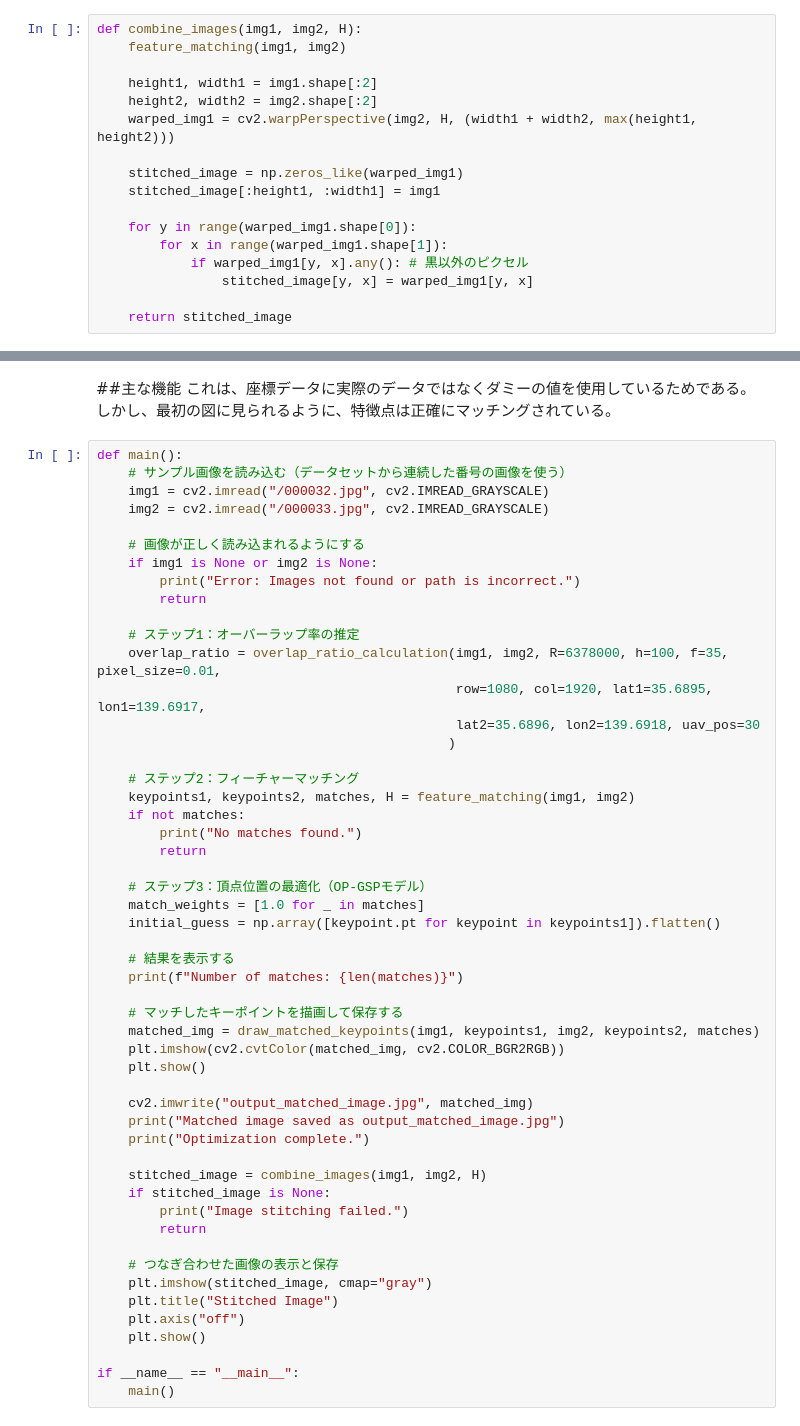
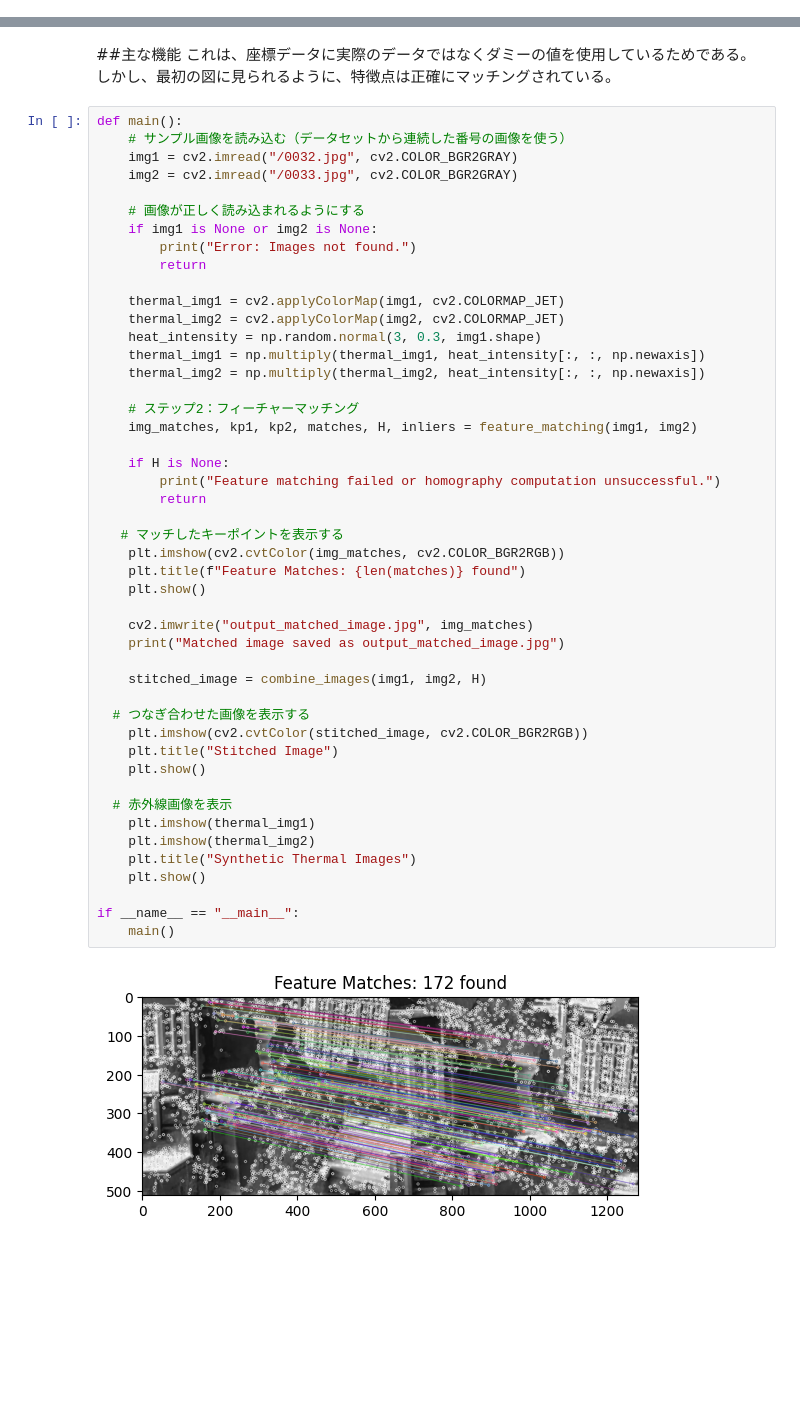
Before and after one commit to warenya/OP-GSP-Image-Stitching, a Jupyter notebook: TIRS.ipynb, the cells around one changed output, grey strips where cells are left out. Saved outputs shown, nothing was run; the diff lists cells and outputs as text; blank space fills up the shorter version.

```diff
--- a/TIRS.ipynb
+++ b/TIRS.ipynb
@@ -315,17 +244,0 @@ def draw_matched_keypoints(img1, keypoints1, img2, keypoints2, matches):
-# %%
-def combine_images(img1, img2, H):
-    feature_matching(img1, img2)
-
-    height1, width1 = img1.shape[:2]
-    height2, width2 = img2.shape[:2]
-    warped_img1 = cv2.warpPerspective(img2, H, (width1 + width2, max(height1, height2)))
-
-    stitched_image = np.zeros_like(warped_img1)
-    stitched_image[:height1, :width1] = img1
-
-    for y in range(warped_img1.shape[0]):
-        for x in range(warped_img1.shape[1]):
-            if warped_img1[y, x].any(): # 黒以外のピクセル
-                stitched_image[y, x] = warped_img1[y, x]
-
-    return stitched_image
@@ -335,53 +286,49 @@ def combine_images(img1, img2, H):
 # %%
 def main():
     # サンプル画像を読み込む（データセットから連続した番号の画像を使う）
-    img1 = cv2.imread("/000032.jpg", cv2.IMREAD_GRAYSCALE)
-    img2 = cv2.imread("/000033.jpg", cv2.IMREAD_GRAYSCALE)
+    img1 = cv2.imread("/0032.jpg", cv2.COLOR_BGR2GRAY)
+    img2 = cv2.imread("/0033.jpg", cv2.COLOR_BGR2GRAY)
 
     # 画像が正しく読み込まれるようにする
     if img1 is None or img2 is None:
-        print("Error: Images not found or path is incorrect.")
+        print("Error: Images not found.")
         return
 
-    # ステップ1：オーバーラップ率の推定
-    overlap_ratio = overlap_ratio_calculation(img1, img2, R=6378000, h=100, f=35, pixel_size=0.01,
-                                              row=1080, col=1920, lat1=35.6895, lon1=139.6917,
-                                              lat2=35.6896, lon2=139.6918, uav_pos=30
-                                             )
+    thermal_img1 = cv2.applyColorMap(img1, cv2.COLORMAP_JET)
+    thermal_img2 = cv2.applyColorMap(img2, cv2.COLORMAP_JET)
+    heat_intensity = np.random.normal(3, 0.3, img1.shape)
+    thermal_img1 = np.multiply(thermal_img1, heat_intensity[:, :, np.newaxis])
+    thermal_img2 = np.multiply(thermal_img2, heat_intensity[:, :, np.newaxis])
 
     # ステップ2：フィーチャーマッチング
-    keypoints1, keypoints2, matches, H = feature_matching(img1, img2)
-    if not matches:
-        print("No matches found.")
+    img_matches, kp1, kp2, matches, H, inliers = feature_matching(img1, img2)
+
+    if H is None:
+        print("Feature matching failed or homography computation unsuccessful.")
         return
 
-    # ステップ3：頂点位置の最適化（OP-GSPモデル）
-    match_weights = [1.0 for _ in matches]
-    initial_guess = np.array([keypoint.pt for keypoint in keypoints1]).flatten()
-
-    # 結果を表示する
-    print(f"Number of matches: {len(matches)}")
-
-    # マッチしたキーポイントを描画して保存する
-    matched_img = draw_matched_keypoints(img1, keypoints1, img2, keypoints2, matches)
-    plt.imshow(cv2.cvtColor(matched_img, cv2.COLOR_BGR2RGB))
+   # マッチしたキーポイントを表示する
+    plt.imshow(cv2.cvtColor(img_matches, cv2.COLOR_BGR2RGB))
+    plt.title(f"Feature Matches: {len(matches)} found")
     plt.show()
 
-    cv2.imwrite("output_matched_image.jpg", matched_img)
+    cv2.imwrite("output_matched_image.jpg", img_matches)
     print("Matched image saved as output_matched_image.jpg")
-    print("Optimization complete.")
 
     stitched_image = combine_images(img1, img2, H)
-    if stitched_image is None:
-        print("Image stitching failed.")
-        return
 
-    # つなぎ合わせた画像の表示と保存
-    plt.imshow(stitched_image, cmap="gray")
+  # つなぎ合わせた画像を表示する
+    plt.imshow(cv2.cvtColor(stitched_image, cv2.COLOR_BGR2RGB))
     plt.title("Stitched Image")
-    plt.axis("off")
+    plt.show()
+
+  # 赤外線画像を表示
+    plt.imshow(thermal_img1)
+    plt.imshow(thermal_img2)
+    plt.title("Synthetic Thermal Images")
     plt.show()
 
 if __name__ == "__main__":
     main()
 # %% [output]
+[figure, new version]
```
Also changed, not shown: parts of 18 cells of this notebook.
